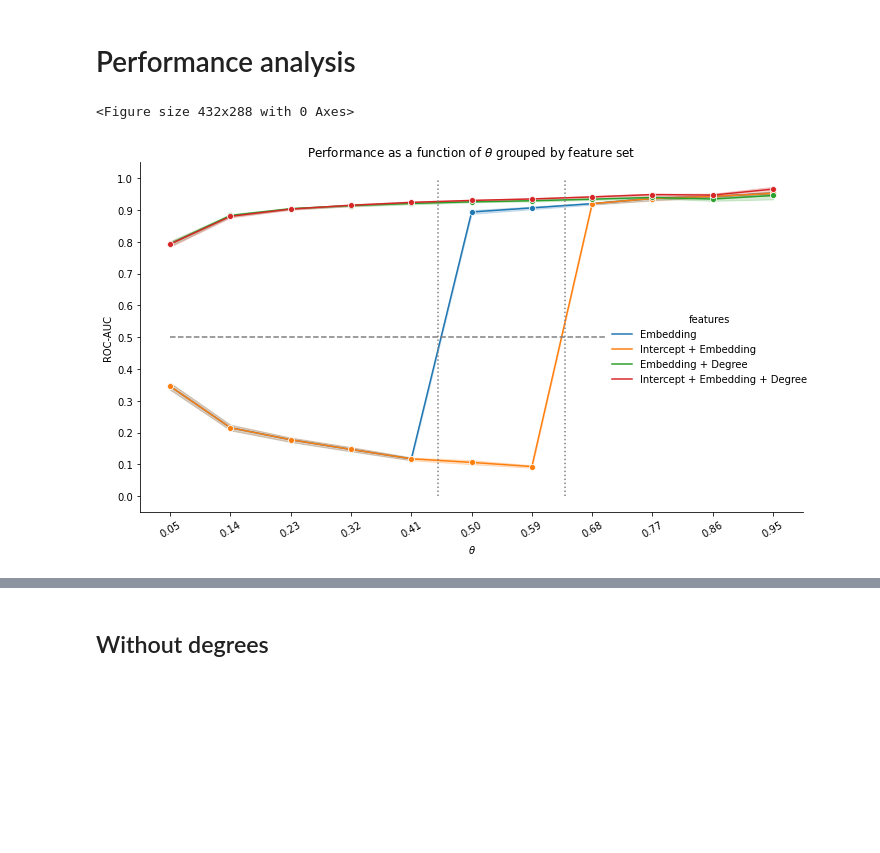
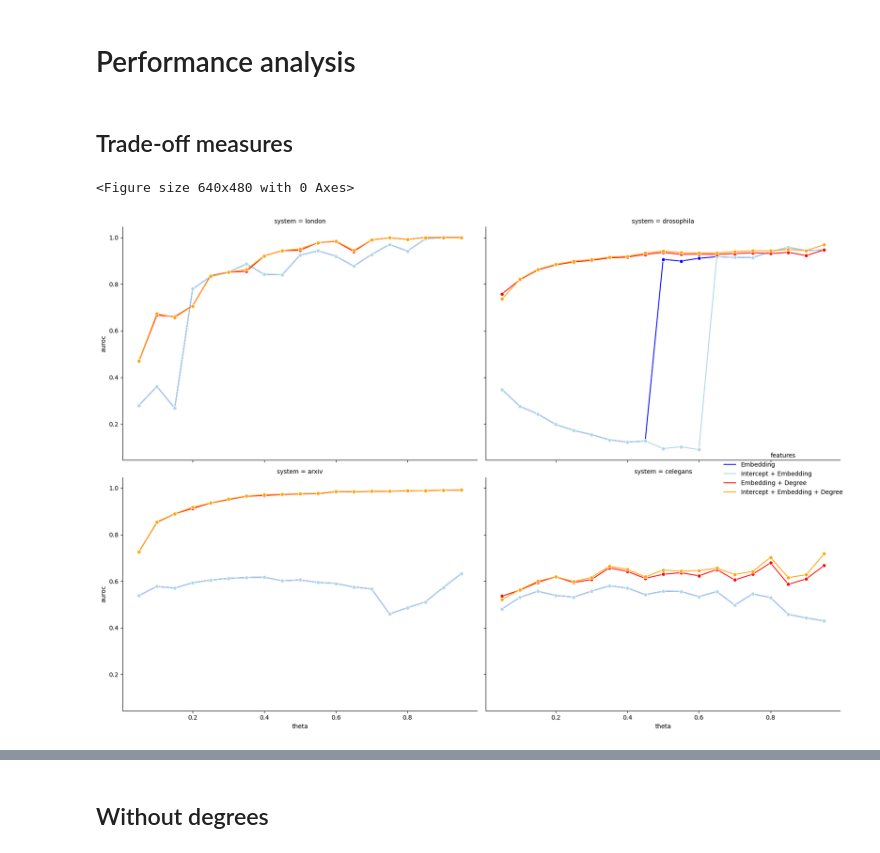
Before and after one commit to kaiser-dan/proj_naive-embedded-reconstruction, a Jupyter notebook: notebooks/viz/viz_EMB_ex30.ipynb, the cells around one changed output, grey strips where cells are left out. Saved outputs shown, nothing was run; the diff lists cells and outputs as text; code cells hidden in the pictures; blank space fills up the shorter version.

```diff
--- a/notebooks/viz/viz_EMB_ex30.ipynb
+++ b/notebooks/viz/viz_EMB_ex30.ipynb
@@ -43,52 +43,50 @@ TAG = "{PROJECT_ID}{CURRENT_VERSION}_{RESEARCHERS}_{DATE}".format(**metadata)
 df = pd.read_csv(f"../../results/dataframes/dataframe_{TAG}.csv")
 # %%
 df = df.replace({
-    "{'emb_c'}": "Embedding",
-    "{'imb', 'emb_c'}": "Intercept + Embedding",
-    "{'emb_c', 'imb'}": "Intercept + Embedding",
-    "{'emb_c', 'deg'}": "Embedding + Degree",
-    "{'deg', 'emb_c'}": "Embedding + Degree",
-    "{'imb', 'emb_c', 'deg'}": "Intercept + Embedding + Degree",
-    "{'emb_c', 'deg', 'imb'}": "Intercept + Embedding + Degree",
-    "{'deg', 'imb', 'emb_c'}": "Intercept + Embedding + Degree",
+    "{'imb'}": "Intercept",
+    "{'emb'}": "Embedding",
+    "{'deg'}": "Degree",
+    "{'imb', 'emb'}": "Intercept + Embedding",
+    "{'emb', 'imb'}": "Intercept + Embedding",
+    "{'imb', 'deg'}": "Intercept + Degree",
+    "{'deg', 'imb'}": "Intercept + Degree",
+    "{'emb', 'deg'}": "Embedding + Degree",
+    "{'deg', 'emb'}": "Embedding + Degree",
+    "{'imb', 'emb', 'deg'}": "Intercept + Embedding + Degree",
+    "{'imb', 'deg', 'emb'}": "Intercept + Embedding + Degree",
+    "{'emb', 'deg', 'imb'}": "Intercept + Embedding + Degree",
+    "{'deg', 'imb', 'emb'}": "Intercept + Embedding + Degree",
 })
 # %% [markdown]
 # Performance analysis
+# %% [markdown]
+## Trade-off measures
 # %%
 # Instantiate figure, subset relevant data
 plt.figure()
 BOX = [(0,0),(1,1)]  # lower left, upper right
 
+_features = ["Embedding", "Intercept + Embedding", "Embedding + Degree", "Intercept + Embedding + Degree"]
+df_ = df.query("features in @_features")
+
 # Plotting data
 sns.relplot(
-    data=df, kind="line",
+    data=df_, kind="line",
     x="theta", y="auroc",
-    hue="features",
+    hue="features", palette=["blue", "lightblue", "red", "orange"],
+    col="system", col_wrap=2,
     marker="o",
     height=6, aspect=1.2,
 )
 
 # Axes configuration
-plt.hlines(0.5, 0.05, 0.7, linestyles="dashed", colors="gray")
-plt.vlines([0.45, 0.64], BOX[0][1], BOX[1][1], linestyles="dotted", colors="gray")
-
-plt.xticks(
-    [float(np.format_float_scientific(x, precision=1)) for x in set(df["theta"])],
-    rotation=30
-)
-plt.xlabel("$\\theta$")
-
-
-plt.yticks(np.linspace(0.0, 1, endpoint=True, num=10+1))
-plt.ylabel("ROC-AUC")
-
 
 # Figure-level attributes
-plt.title("Performance as a function of $\\theta$ grouped by feature set")
+
 
 # Save plot
 plt.tight_layout()
 # plt.savefig(f"../../results/plots/line_auroc-pfi_imb-emb-r-deg_{TAG}.png", facecolor="white", transparent=False)
 # %% [output]
-<Figure size 432x288 with 0 Axes>
+<Figure size 640x480 with 0 Axes>
-[figure, old version]
+[figure, new version]
```
Also changed, not shown: parts of 11 cells of this notebook, 12 other files.
